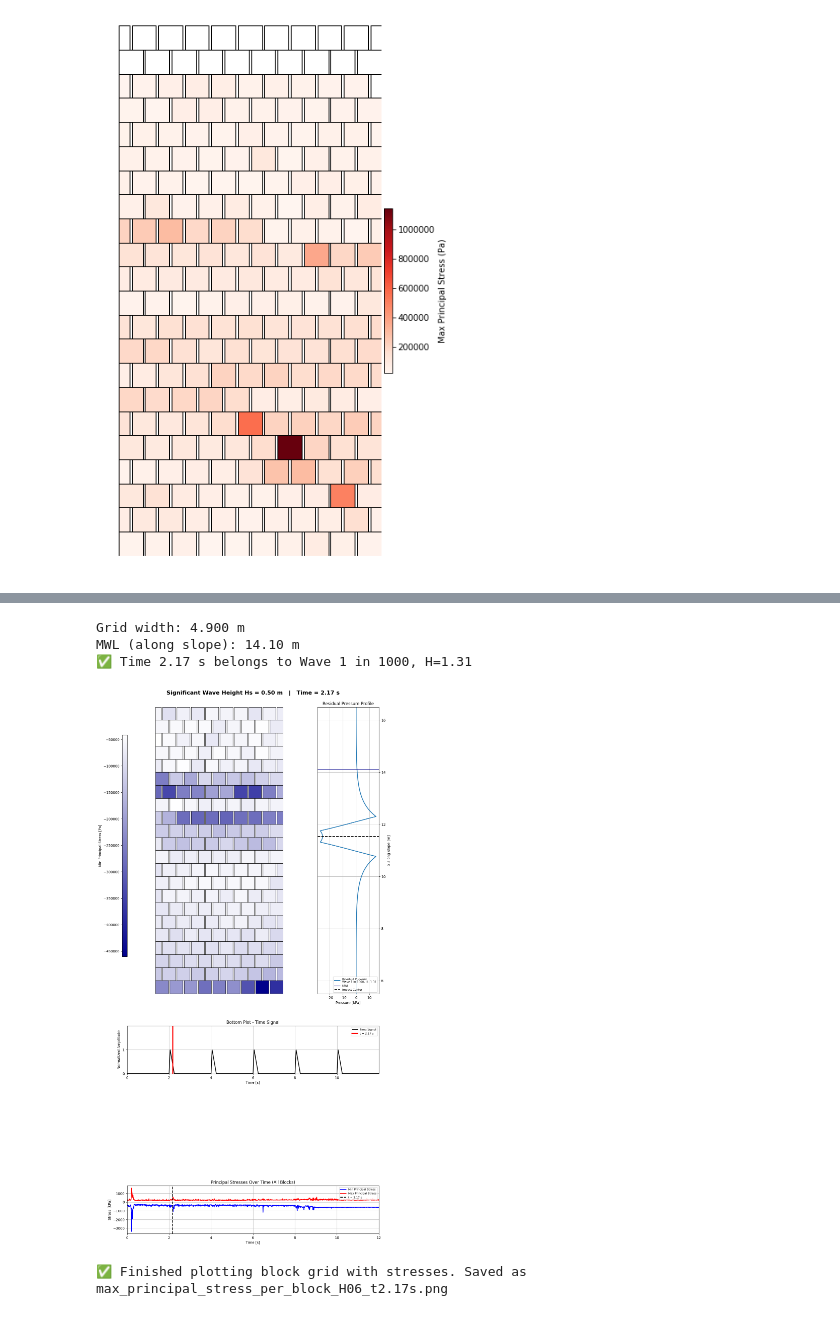
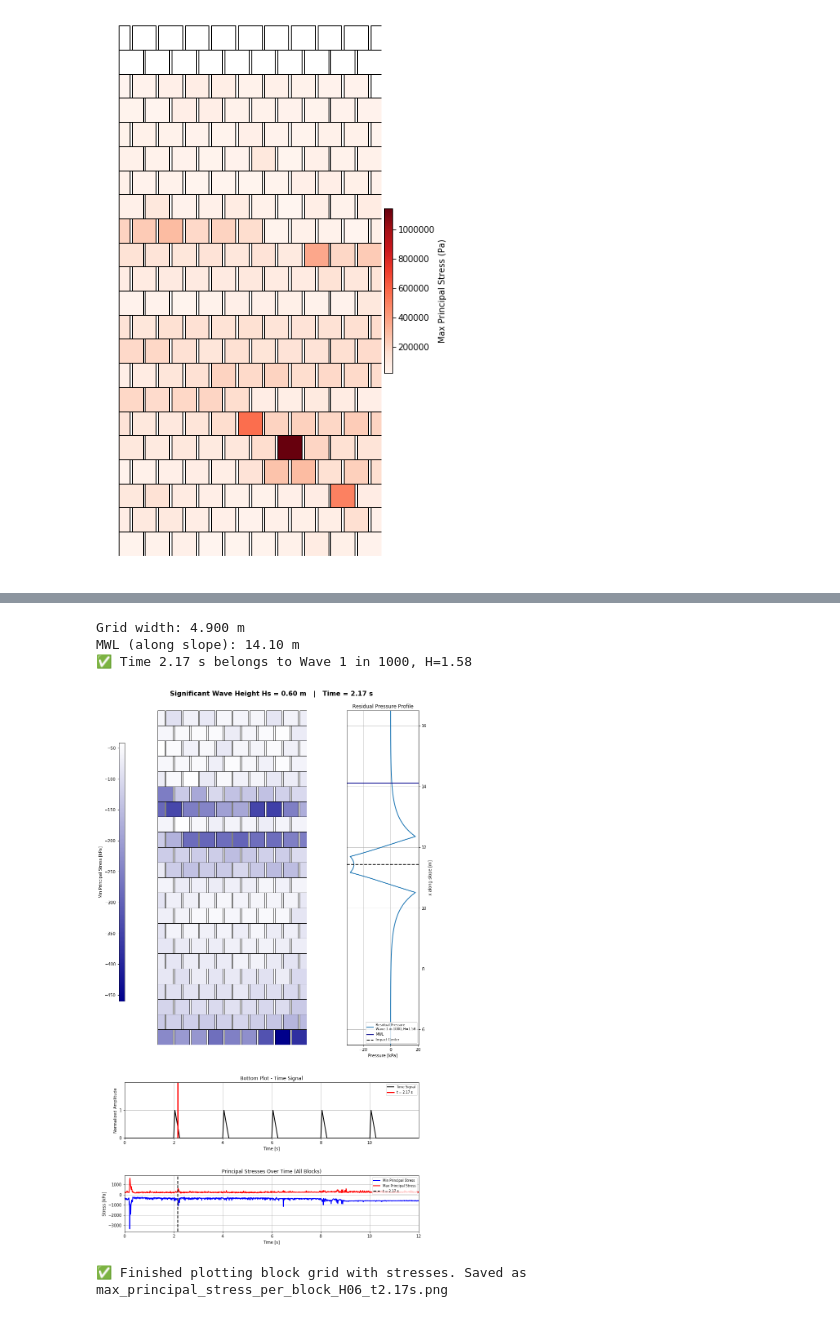
Before and after one commit to ThomasPennockTU/Thesis_Repository, a Jupyter notebook: workfolder/stresses_in_blocks/stresses_in_blocks.ipynb, the cells around one changed output, grey strips where cells are left out. Saved outputs shown, nothing was run; the diff lists cells and outputs as text; code cells hidden in the pictures.

```diff
--- a/workfolder/stresses_in_blocks/stresses_in_blocks.ipynb
+++ b/workfolder/stresses_in_blocks/stresses_in_blocks.ipynb
@@ -296,7 +296,7 @@ df_signal = pd.DataFrame({
 # Simulate residual profiles
 # ------------------------------
 
-Hs = 0.5
+Hs = 0.6
 rho_w = 1025.0
 g = 9.81
 Tp = 5.59
@@ -406,10 +406,13 @@ fig = plt.figure(figsize=(10, 22))
 # --- Top left: block grid (STRESS) ---
 ax_grid = fig.add_subplot(gs[0, 0])
 
-# Normalize stress color map
+# Convert stresses to kPa
+block_data_stress_kPa = block_data_stress / 1000.0
+
+# Normalize stress color map in kPa
 norm_stress = plt.Normalize(
-    vmin=np.nanmin(block_data_stress),
-    vmax=np.nanmax(block_data_stress)
+    vmin=np.nanmin(block_data_stress_kPa),
+    vmax=np.nanmax(block_data_stress_kPa)
 )
 cmap_stress = plt.cm.Reds
 no_data_color = "lightgray"
@@ -435,7 +438,7 @@ for row_num in range(1, rows + 1):
             if np.isnan(value):
                 color = no_data_color
             else:
-                color = cmap_stress(norm_stress(value))
+                color = cmap_stress(norm_stress(value / 1000.0))
         else:
             color = no_data_color
 
@@ -454,12 +457,12 @@ ax_grid.set_xlim(0, grid_width)
 ax_grid.set_ylim(0, rows * full_h)
 ax_grid.axis('off')
 
-# Colorbar for stress
+# Colorbar for stress in kPa
 sm_stress = plt.cm.ScalarMappable(cmap=cmap_stress, norm=norm_stress)
 sm_stress.set_array([])
 cax_stress = fig.add_axes([-0.02, 0.5, 0.02, 0.4])
 cbar_stress = plt.colorbar(sm_stress, cax=cax_stress, orientation='vertical')
-cbar_stress.set_label('Max Principal Stress [Pa]')
+cbar_stress.set_label('Max Principal Stress [kPa]')
 cbar_stress.ax.yaxis.set_label_position('left')
 cbar_stress.ax.yaxis.set_ticks_position('left')
 
@@ -533,7 +536,7 @@ ax_bottom.set_title('Bottom Plot - Time Signal')
 ax_bottom.legend(loc='upper right', fontsize=8)
 
 # --- Bottom: stress over time ---
-ax_stress = fig.add_subplot(gs[3, :])
+ax_stress = fig.add_subplot(gs[2, :])
 
 min_stress_kPa = min_stress_over_time / 1000.0
 max_stress_kPa = max_stress_over_time / 1000.0
@@ -580,7 +583,7 @@ plt.subplots_adjust(left=0, right=1, top=0.95, bottom=0, wspace=0, hspace=0)
 plt.show()
 
 out_name = csv_path_max_stress.replace(".csv", f"_t{target_time:.2f}s.png")
-# fig.savefig(out_name, dpi=300, bbox_inches='tight')
+fig.savefig(csv_path_max_stress.replace(".csv", ".png"), dpi=300, bbox_inches='tight')
 print(f"✅ Finished plotting block grid with stresses. Saved as {out_name}")
 # %% [output]
 Grid width: 4.900 m
@@ -683,7 +686,7 @@ df_signal = pd.DataFrame({
 # Simulate residual profiles
 # ------------------------------
 
-Hs = 0.5
+Hs = 0.6
 rho_w = 1025.0
 g = 9.81
 Tp = 5.59
@@ -793,10 +796,13 @@ fig = plt.figure(figsize=(10, 22))
 # --- Top left: block grid (STRESS) ---
 ax_grid = fig.add_subplot(gs[0, 0])
 
-# Normalize stress color map
+# Convert stresses to kPa
+block_data_stress_kPa = block_data_stress / 1000.0
+
+# Normalize stress color map in kPa
 norm_stress = plt.Normalize(
-    vmin=np.nanmin(block_data_stress),
-    vmax=np.nanmax(block_data_stress)
+    vmin=np.nanmin(block_data_stress_kPa),
+    vmax=np.nanmax(block_data_stress_kPa)
 )
 
 cmap_stress = LinearSegmentedColormap.from_list(
@@ -826,7 +832,7 @@ for row_num in range(1, rows + 1):
             if np.isnan(value):
                 color = no_data_color
             else:
-                color = cmap_stress(norm_stress(value))
+                color = cmap_stress(norm_stress(value / 1000.0))
         else:
             color = no_data_color
 
@@ -845,13 +851,13 @@ ax_grid.set_xlim(0, grid_width)
 ax_grid.set_ylim(0, rows * full_h)
 ax_grid.axis('off')
 
-# Colorbar for stress
+# Colorbar for stress in kPa
 sm_stress = plt.cm.ScalarMappable(cmap=cmap_stress, norm=norm_stress)
 sm_stress.set_array([])
 cax_stress = fig.add_axes([-0.02, 0.5, 0.02, 0.4])
 cbar_stress = plt.colorbar(sm_stress, cax=cax_stress, orientation='vertical')
-# CHANGED: label to min stress
-cbar_stress.set_label('Min Principal Stress [Pa]')
+# CHANGED: label to min stress in kPa
+cbar_stress.set_label('Min Principal Stress [kPa]')
 cbar_stress.ax.yaxis.set_label_position('left')
 cbar_stress.ax.yaxis.set_ticks_position('left')
 
@@ -925,7 +931,7 @@ ax_bottom.set_title('Bottom Plot - Time Signal')
 ax_bottom.legend(loc='upper right', fontsize=8)
 
 # --- Bottom: stress over time ---
-ax_stress = fig.add_subplot(gs[3, :])
+ax_stress = fig.add_subplot(gs[2, :])
 
 min_stress_kPa = min_stress_over_time / 1000.0
 max_stress_kPa = max_stress_over_time / 1000.0
@@ -949,34 +955,34 @@ ax_stress.plot(
 ax_stress.axvline(
     target_time,
     color='black',
     linestyle='--',
     linewidth=2,
     label=f"t = {target_time:.2f} s"
 )
 
 ax_stress.set_xlabel("Time [s]")
 ax_stress.set_xlim(0, 12)
 ax_stress.set_ylabel("Stress [kPa]")
 ax_stress.set_title("Principal Stresses Over Time (All Blocks)")
 ax_stress.legend(loc='upper right', fontsize=8)
 ax_stress.grid(True)
 
 # --- Global title ---
 fig.suptitle(
     f"Significant Wave Height Hs = {Hs:.2f} m   |   Time = {target_time:.2f} s",
     fontsize=16,
     fontweight="bold"
 )
 
 plt.subplots_adjust(left=0, right=1, top=0.95, bottom=0, wspace=0, hspace=0)
 plt.show()
 
 out_name = csv_path_max_stress.replace(".csv", f"_t{target_time:.2f}s.png")
-# fig.savefig(out_name, dpi=300, bbox_inches='tight')
+fig.savefig(csv_path_min_stress.replace(".csv", ".png"), dpi=300, bbox_inches='tight')
 print(f"✅ Finished plotting block grid with stresses. Saved as {out_name}")
 # %% [output]
 Grid width: 4.900 m
 MWL (along slope): 14.10 m
-✅ Time 2.17 s belongs to Wave 1 in 1000, H=1.31
+✅ Time 2.17 s belongs to Wave 1 in 1000, H=1.58
-[figure, old version]
+[figure, new version]
 ✅ Finished plotting block grid with stresses. Saved as max_principal_stress_per_block_H06_t2.17s.png
```
Also changed, not shown: parts of 2 cells of this notebook, 12 other files.
